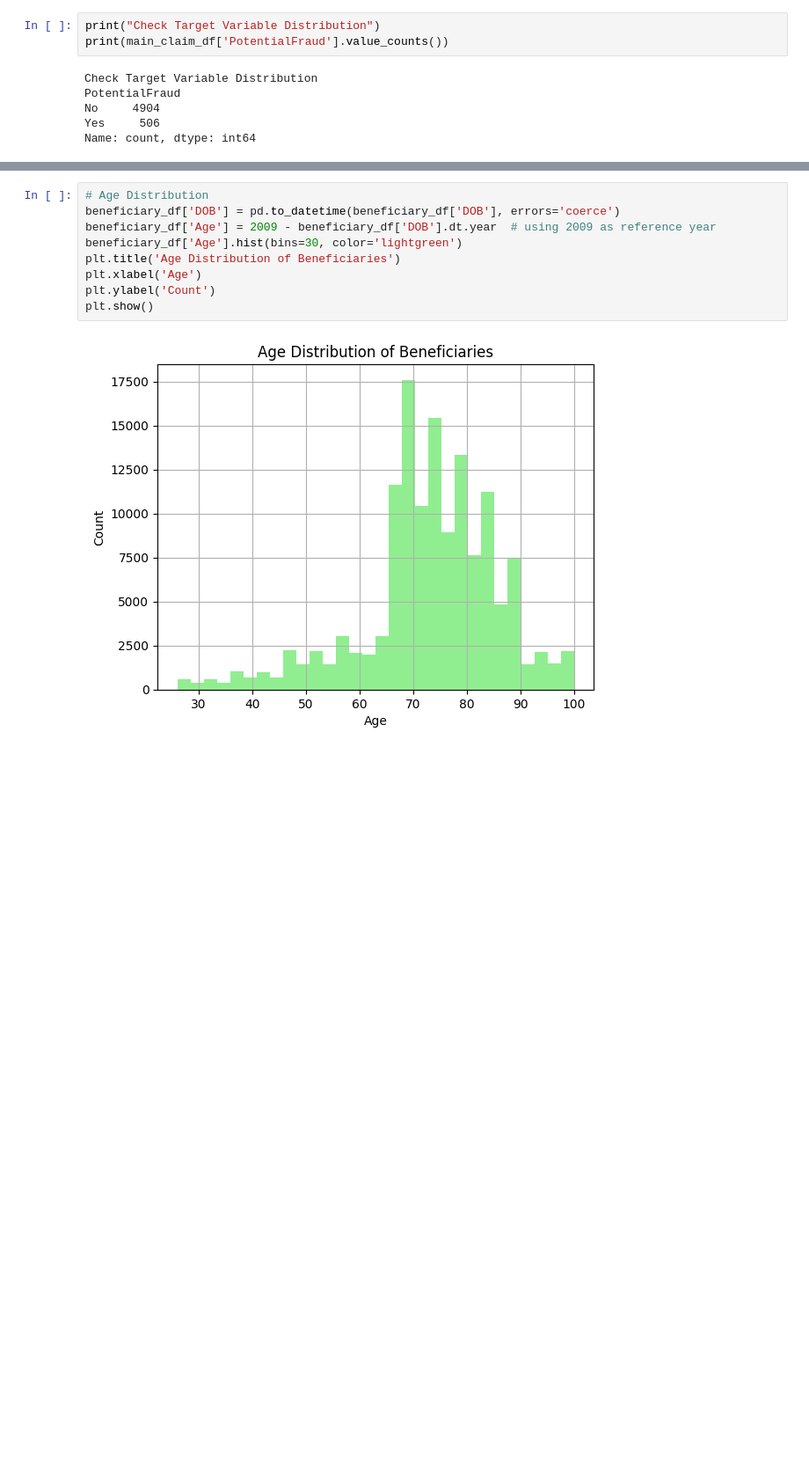
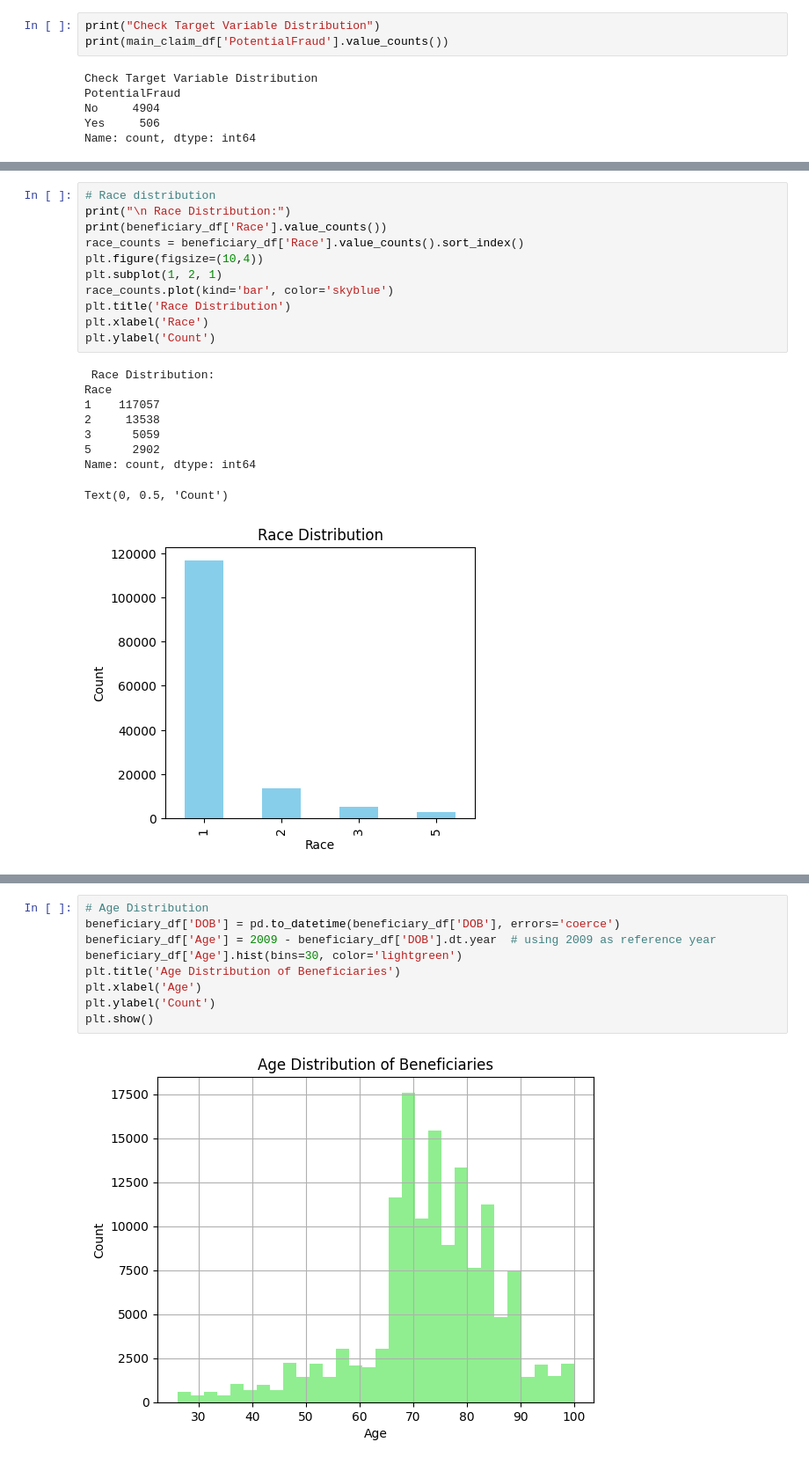
Before and after one commit to mubasshir00/health-insurance-fraud-detection, a Jupyter notebook: An_data_Random_forest.ipynb, the cells around one changed output, grey strips where cells are left out. Shown: that part at 88% size. Saved outputs shown, nothing was run; the diff lists cells and outputs as text; blank space fills up the shorter version.

```diff
--- a/An_data_Random_forest.ipynb
+++ b/An_data_Random_forest.ipynb
@@ -314,0 +328,21 @@ plt.show()
+# %%
+# Race distribution
+print("\n Race Distribution:")
+print(beneficiary_df['Race'].value_counts())
+race_counts = beneficiary_df['Race'].value_counts().sort_index()
+plt.figure(figsize=(10,4))
+plt.subplot(1, 2, 1)
+race_counts.plot(kind='bar', color='skyblue')
+plt.title('Race Distribution')
+plt.xlabel('Race')
+plt.ylabel('Count')
+# %% [output]
+ Race Distribution:
+Race
+1    117057
+2     13538
+3      5059
+5      2902
+Name: count, dtype: int64
+Text(0, 0.5, 'Count')
+[figure, added]
```
Also changed, not shown: parts of 145 cells of this notebook, 3 other files.
